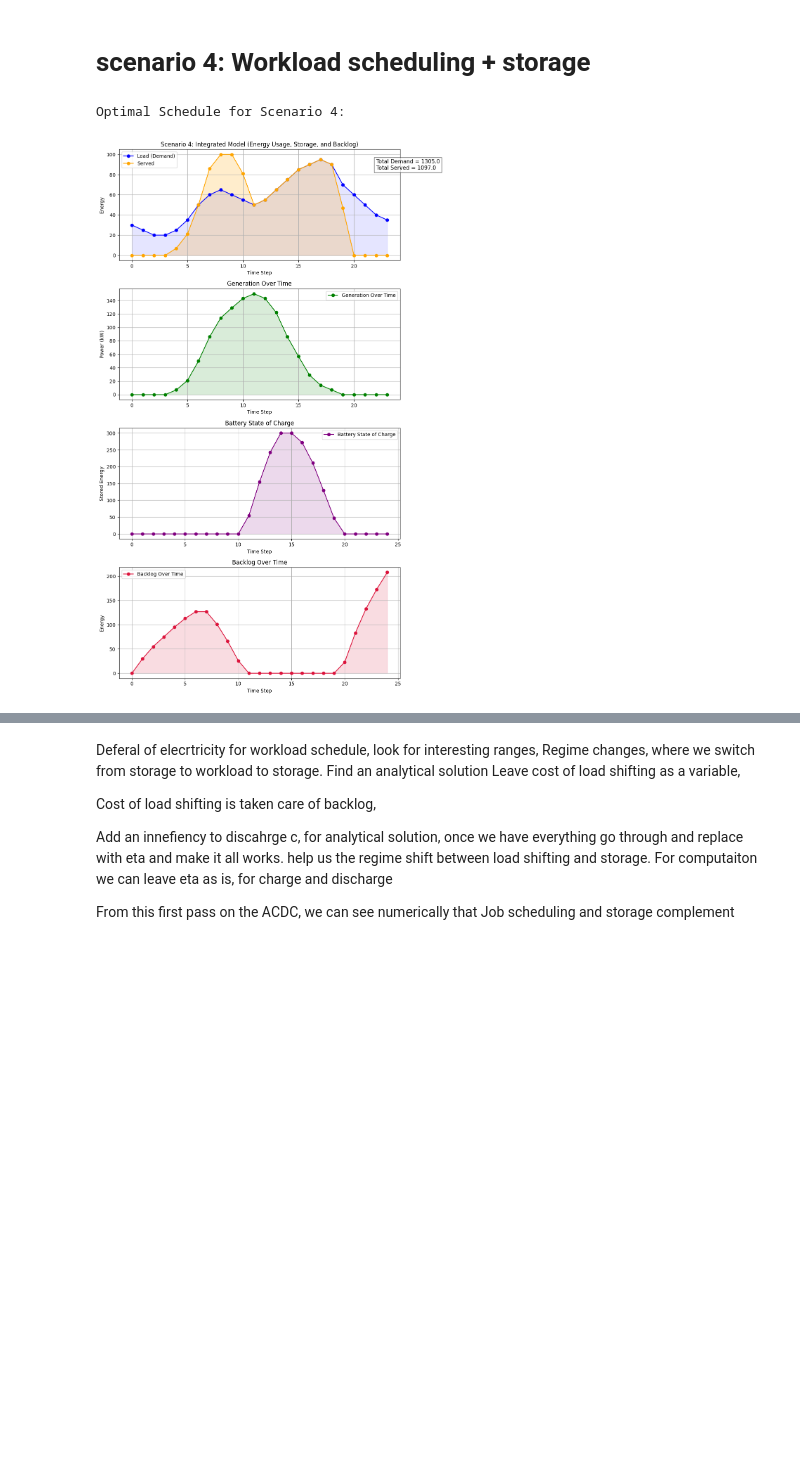
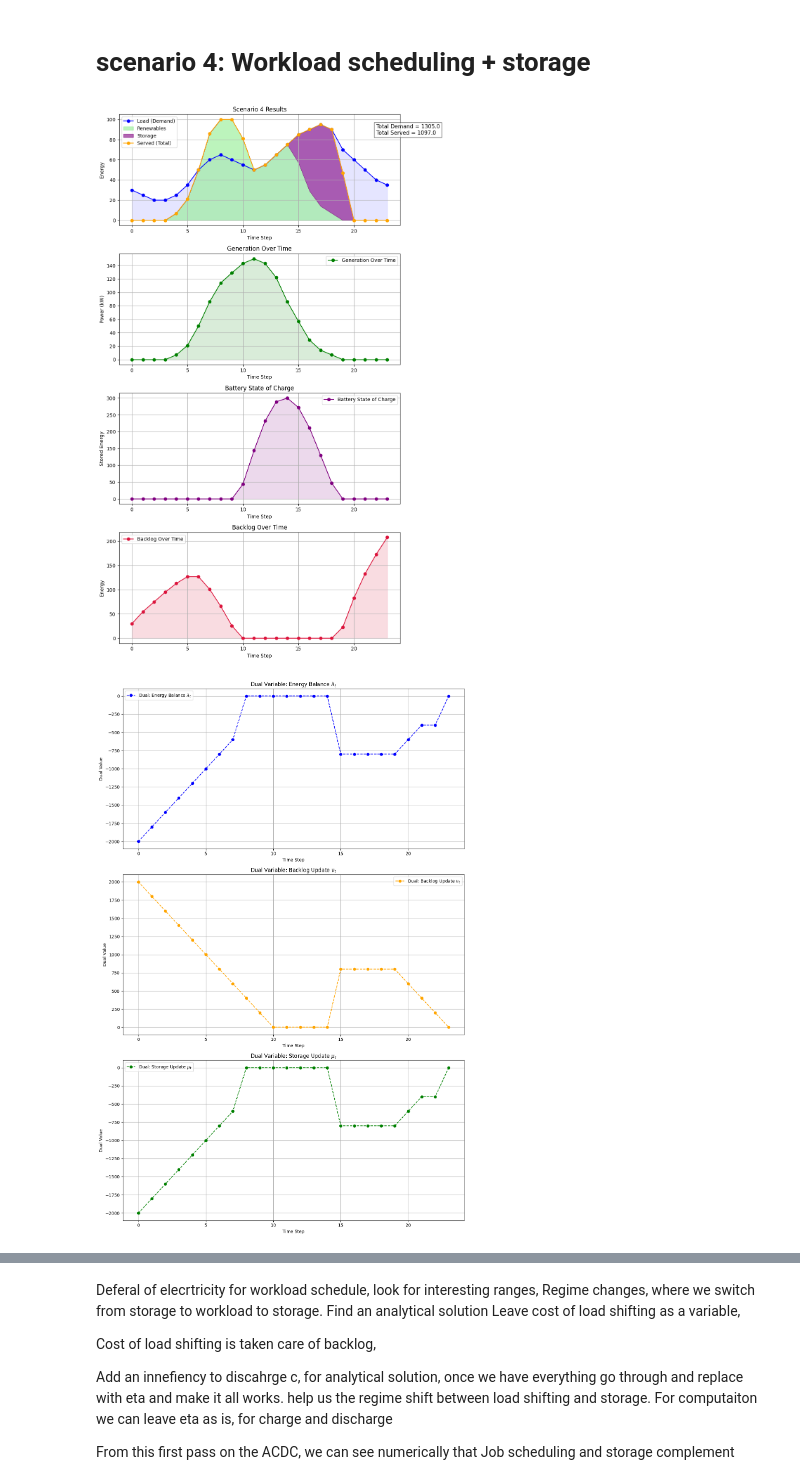
Before and after one commit to clbanjai/1.020-Data-Center-Project, a Jupyter notebook: OH_implementatio.ipynb, the cells around one changed output, grey strips where cells are left out. Cells and saved outputs as stored; diff of their text form; code cells hidden in the pictures; blank space fills up the shorter version.

```diff
--- a/OH_implementatio.ipynb
+++ b/OH_implementatio.ipynb
@@ -260,7 +396,7 @@ m2 = gp.Model("workload_scheduling_no_storage")
 m2.setParam('OutputFlag', 0)
 
 # Decision variables
-u = m2.addVars(T, name="u", lb=0)        # Energy used
+u = m2.addVars(T+1, name="u", lb=0)        # Energy used
 x = m2.addVars(T+1, name="x", lb=0)      # Backlog
 
 # Initial condition
@@ -276,7 +412,7 @@ for t in range(T):
 m2.addConstr(x[T] >= 0, "terminal_backlog")
 
 # Objective: Minimize backlog and energy cost (incentivizes serving more load)
-m2.setObjective(gp.quicksum(r * x[t] for t in range(T+1)), GRB.MINIMIZE)
+m2.setObjective(gp.quicksum(r * x[t] + q*u[t] for t in range(T+1)), GRB.MINIMIZE)
 
 # Optimize
 m2.optimize()
@@ -285,7 +421,7 @@ m2.optimize()
 if m2.status == GRB.OPTIMAL:
     served_2 = [u[t].X for t in range(T)]
     backlog_2 = [x[t].X for t in range(T+1)]  # Backlog at each time step
-    plot_results("Scenario 2: Workload Scheduling Only", served_2, second_plot=True, backlog=backlog_2)
+    plot_results_1("Scenario 2: Workload Scheduling Only", served_2, second_plot=True, backlog=backlog_2)
 # %% [output]
 Restricted license - for non-production use only - expires 2026-11-23
 [figure]
@@ -374,43 +530,84 @@ for t in range(T):
     # m4.addConstr(u[t] == L[t], name=f"meet_load_{t}")
 
     # Energy balance equation: G[t] = u[t] + s_charge[t] - s_discharge[t]
     m4.addConstr(u[t] + s_charge[t] - s_discharge[t] <= G[t], name=f"energy_balance_{t}")
 
     # Update storage level: c[t+1] = c[t] + s_charge[t] - s_discharge[t]
     m4.addConstr(c[t+1] == c[t] + s_charge[t] - s_discharge[t], name=f"storage_update_{t}")
-    m4.addConstr(c[t]<=battery_limit, name = "storage limit")
+    m4.addConstr(c[t]<=battery_limit, name = f"storage limit_{t}")
 
 
     # Backlog update: x[t+1] = x[t] + L[t] - u[t]
     m4.addConstr(x[t+1] == x[t] + L[t] - u[t], name=f"backlog_update_{t}")
 
     m4.addConstr(u[t] <= computing_limit, name=f"computing limit")
 
 
 # Terminal conditions: no backlog and battery is empty at the end
 # m4.addConstr(x[T] == 0, "terminal_backlog")
 m4.addConstr(c[T] == 0, "terminal_storage")
 
 # Objective: minimize energy use (serving load) and energy storage transitions (charging/discharging)
-m4.setObjective(gp.quicksum(q * u[t] + r * (x[t]+L[t]-u[t]) for t in range(T)), GRB.MINIMIZE) # previously had cost to charge and discharged changed to cost ot backlog
+m4.setObjective(gp.quicksum(q * u[t] + r * x[t] for t in range(T)), GRB.MINIMIZE) # previously had cost to charge and discharged changed to cost ot backlog
 
 # punish backlog, unmet demand
 # Optimize the model
 m4.optimize()
 
 # Print results
 if m4.status == GRB.OPTIMAL:
-    print("\nOptimal Schedule for Scenario 4:")
-    # for t in range(T):
-    #     print(f"Time {t}: u={u[t].X:.2f}, s_charge={s_charge[t].X:.2f}, s_discharge={s_discharge[t].X:.2f}, x={x[t].X:.2f}, c={c[t].X:.2f}")
-    # print(f"Final: x[T]={x[T].X:.2f}, c[T]={c[T].X:.2f}")
+    served = [u[t].X for t in range(T)]
+    soc = [c[t].X for t in range(1, T+1)]
+    backlog = [x[t].X for t in range(1, T+1)]
+    from_storage = [s_discharge[t].X for t in range(T)]
+    from_renewables = [served[t] - from_storage[t] if served[t] >= from_storage[t] else 0 for t in range(T)]
 
-    # Optionally, you can also plot the results
-    served_4 = [u[t].X for t in range(T)]  # Energy served to meet the load
-    soc_4 = [c[t].X for t in range(T+1)]  # State of charge at each time step
-    backlog_4 = [x[t].X for t in range(T+1)]  # Backlog at each time step
+    duals_energy_balance = []
+    duals_soc_update = []
+    duals_soc_limit = []
+    duals_backlog_update = []
 
-    plot_results("Scenario 4: Integrated Model (Energy Usage, Storage, and Backlog)", served_4, soc=soc_4, second_plot=True,backlog = backlog_4)
+    # Get duals over time
+    for t in range(T):
+        duals_energy_balance.append(m4.getConstrByName(f"energy_balance_{t}").Pi) #if (cname := f"R{t}") in m4.getConstrs() else m4.getConstrs()[3*t].Pi)
+        duals_soc_update.append(m4.getConstrByName(f"storage_update_{t}").Pi)   # constraint: c[t+1] == c[t] + ...
+        # duals_soc_limit.append(m4.getConstrs()[3*t + 2].Pi)    # constraint: c[t] <= battery_limit
+        duals_backlog_update.append(m4.getConstrByName(f"backlog_update_{t}").Pi) # constraint: x[t+1] = x[t] + ...
+
+    # Terminal duals
+    # dual_terminal_backlog = m4.getConstrByName("terminal_backlog").Pi
+    dual_terminal_storage = m4.getConstrByName("terminal_storage").Pi
+
+    duals = {
+        r"Energy Balance $\lambda_t$": duals_energy_balance,
+        r"Backlog Update $\nu_t$": duals_backlog_update,
+        r"Storage Update $\mu_t$": duals_soc_update,
+        # "Storage Limit": duals_soc_limit,
+        # "Terminal Backlog": dual_terminal_backlog,
+        # "Terminal Storage": dual_terminal_storage
+    }
+    rc_x = [x[t].RC for t in range(T+1)]
+    rc_c = [c[t].RC for t in range(T+1)]
+    rc_u_g = [u[t].RC for t in range(T)]
+    # rc_u_r = [u_r[t].RC for t in range(T)]
+    reduced_costs_4 = {
+        r"Backlog $\alpha_t$": rc_x,
+        r"Storage $\beta_t$": rc_c,
+        r"Energy Used $\phi_t$": rc_u_g,
+        # "Renewable Energy Used": rc_u_r
+    }
+
+    plot_results_1(
+        title="Scenario 4 Results",
+        second_plot=True,
+        served=served,
+        soc=soc,
+        backlog=backlog,
+        from_storage=from_storage,
+        from_renewables=from_renewables,
+        duals=duals,
+        reduced_costs=reduced_costs_4,
+    )
 # %% [output]
-Optimal Schedule for Scenario 4:
-[figure, old version]
+[figure, new version]
+[figure, added]
```
Also changed, not shown: parts of 6 cells of this notebook.
